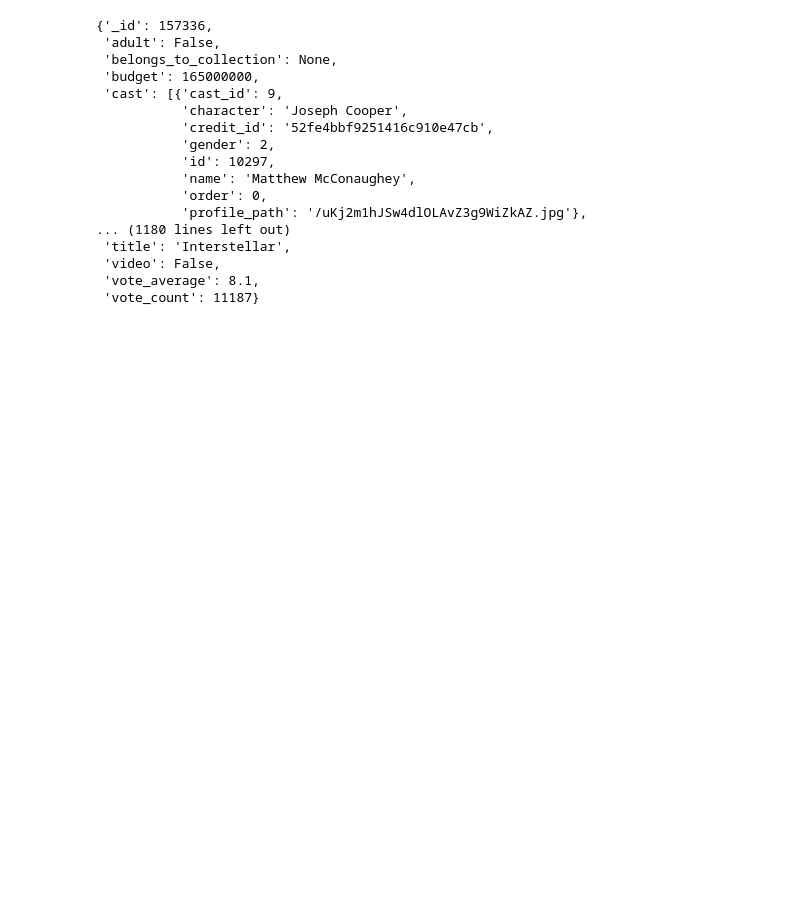
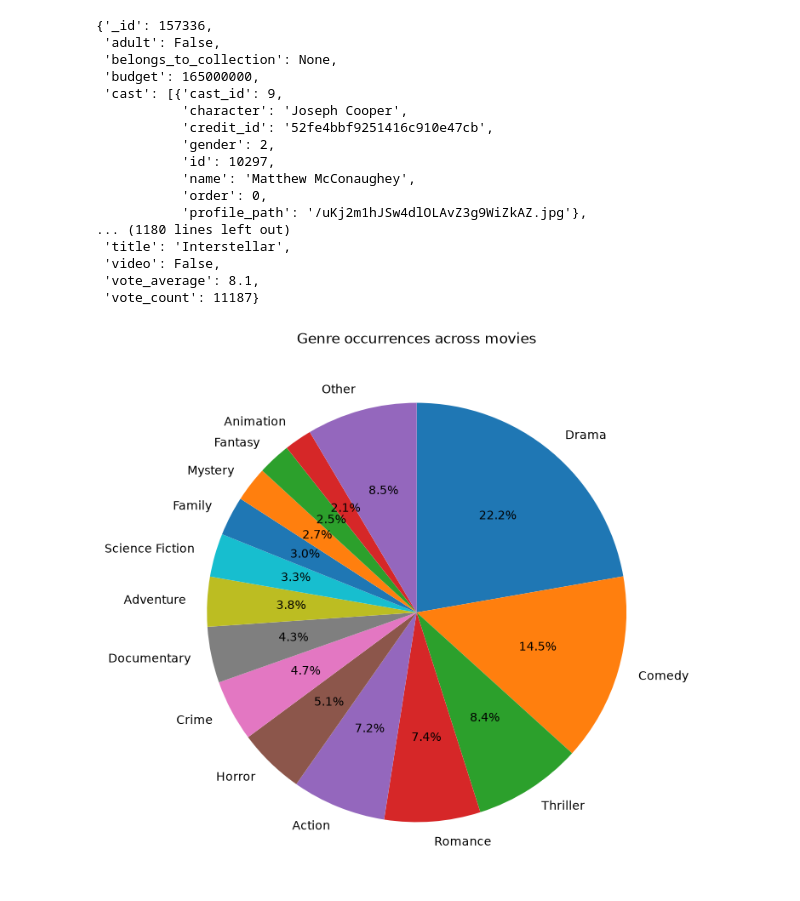
Before and after one commit to runarmod/TDT4225-ex3, a Jupyter notebook: src/tdt4225_ex3/eda.ipynb, the cells around one changed output. Saved outputs shown, nothing was run; the diff lists cells and outputs as text; code cells hidden in the pictures; blank space fills up the shorter version.

Commit message:
Feat: Add genre-pie-chart

```diff
--- a/src/tdt4225_ex3/eda.ipynb
+++ b/src/tdt4225_ex3/eda.ipynb
@@ -336,3 +336,26 @@ pprint(next(m for m in movies if m["title"] == "Interstellar"))
  'video': False,
  'vote_average': 8.1,
  'vote_count': 11187}
+# %%
+import matplotlib.pyplot as plt
+
+genre_counts = (
+    pl.Series("genre", [g["name"] for m in movies for g in m["genres"]])
+    .value_counts(sort=True)
+    .with_columns(share=pl.col("count") / pl.col("count").sum())
+)
+big = genre_counts.filter(pl.col("share") >= 0.02)
+other = genre_counts.filter(pl.col("share") < 0.02)["count"].sum()
+
+fig, ax = plt.subplots(figsize=(8, 8))
+ax.pie(
+    [*big["count"], other],
+    labels=[*big["genre"], "Other"],
+    autopct="%1.1f%%",
+    startangle=90,
+    counterclock=False,
+)
+ax.set_title("Genre occurrences across movies")
+plt.show()
+# %% [output]
+[figure, added]
```
